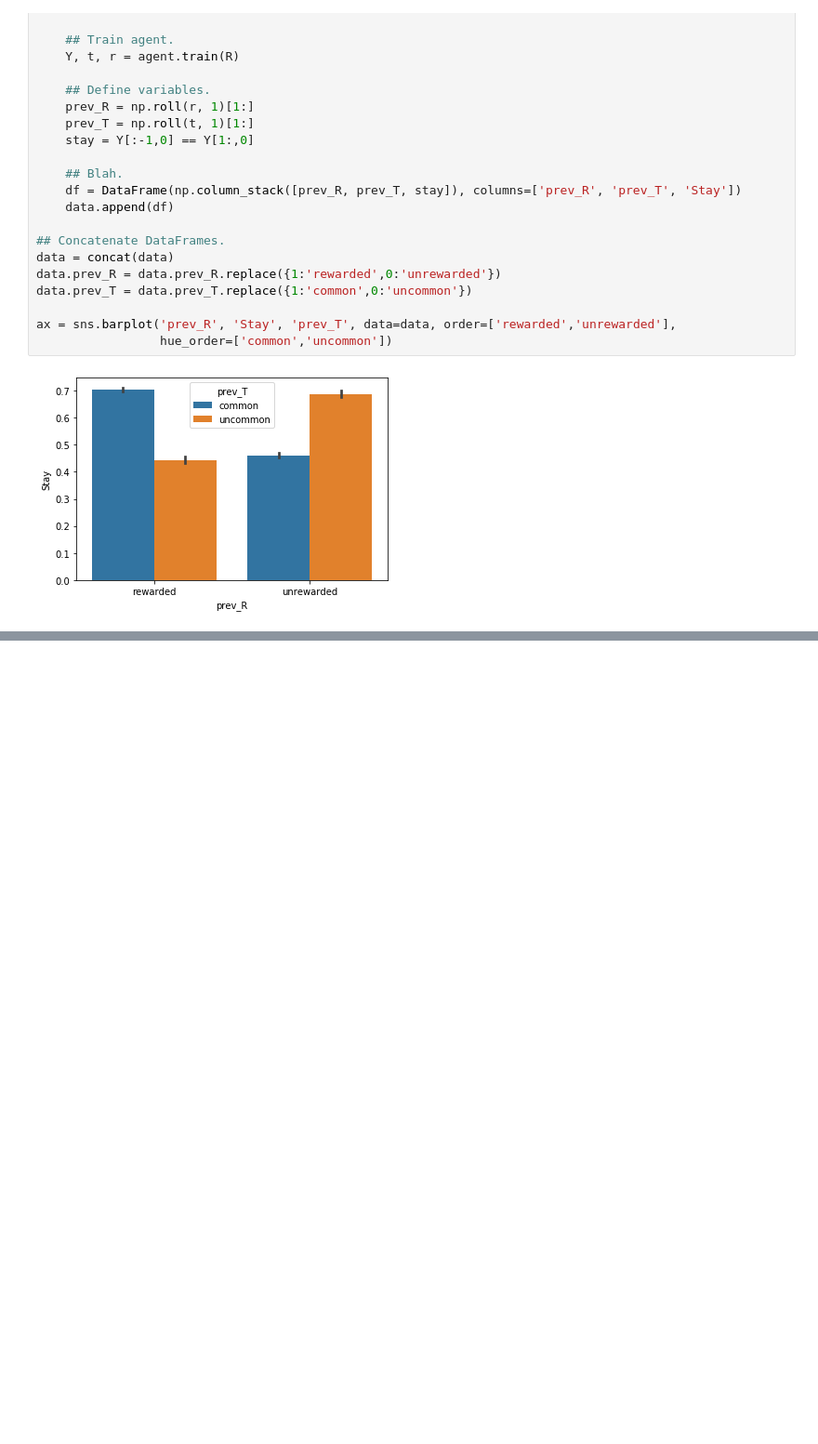
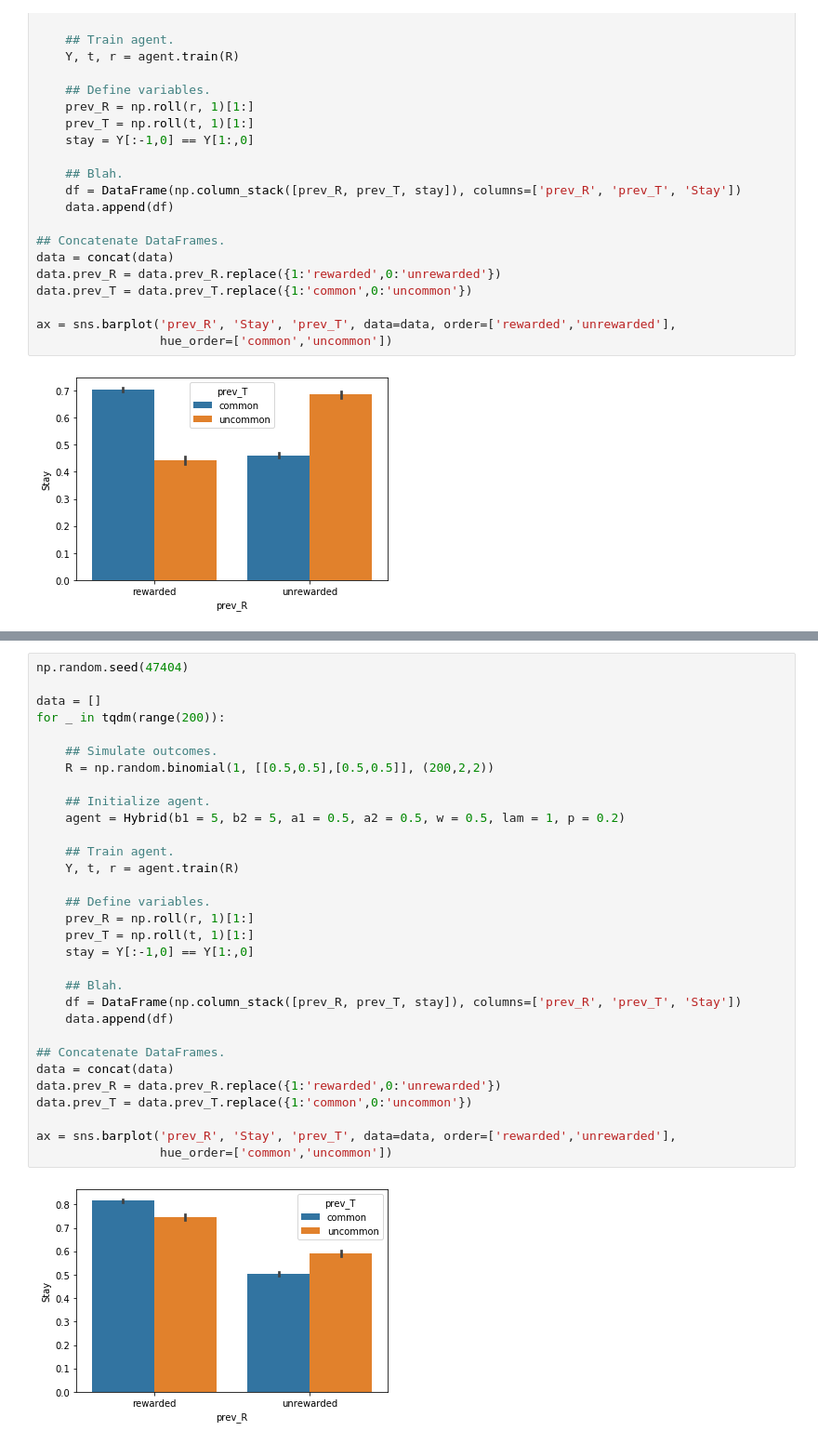
Before and after one commit to kmarr21/thesis, a Jupyter notebook: UnluckySymbol_and_ModelBased.ipynb, the cells around one changed output, grey strips where cells are left out. Shown at 93% size. Saved outputs shown, nothing was run; the diff lists cells and outputs as text; blank space fills up the shorter version.

```diff
--- a/UnluckySymbol_and_ModelBased.ipynb
+++ b/UnluckySymbol_and_ModelBased.ipynb
@@ -581,0 +900,33 @@ ax = sns.barplot('prev_R', 'Stay', 'prev_T', data=data, order=['rewarded','unrew
+# %%
+np.random.seed(47404)
+
+data = []
+for _ in tqdm(range(200)):
+
+    ## Simulate outcomes.
+    R = np.random.binomial(1, [[0.5,0.5],[0.5,0.5]], (200,2,2))
+
+    ## Initialize agent.
+    agent = Hybrid(b1 = 5, b2 = 5, a1 = 0.5, a2 = 0.5, w = 0.5, lam = 1, p = 0.2)
+
+    ## Train agent.
+    Y, t, r = agent.train(R)
+
+    ## Define variables.
+    prev_R = np.roll(r, 1)[1:]
+    prev_T = np.roll(t, 1)[1:]
+    stay = Y[:-1,0] == Y[1:,0]
+
+    ## Blah.
+    df = DataFrame(np.column_stack([prev_R, prev_T, stay]), columns=['prev_R', 'prev_T', 'Stay'])
+    data.append(df)
+
+## Concatenate DataFrames.
+data = concat(data)
+data.prev_R = data.prev_R.replace({1:'rewarded',0:'unrewarded'})
+data.prev_T = data.prev_T.replace({1:'common',0:'uncommon'})
+
+ax = sns.barplot('prev_R', 'Stay', 'prev_T', data=data, order=['rewarded','unrewarded'],
+                 hue_order=['common','uncommon'])
+# %% [output]
+[figure, added]
```
Also changed, not shown: parts of 26 cells of this notebook.
